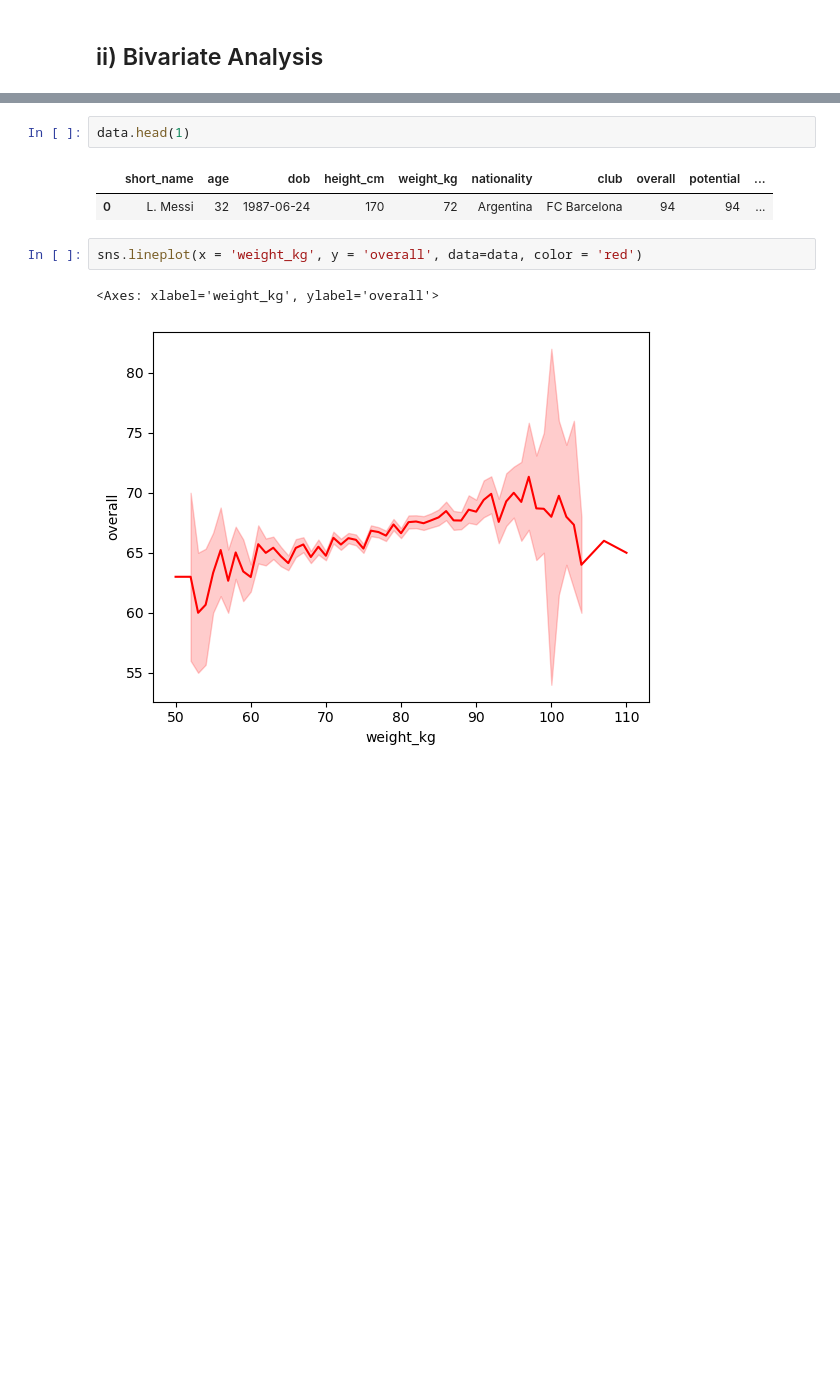
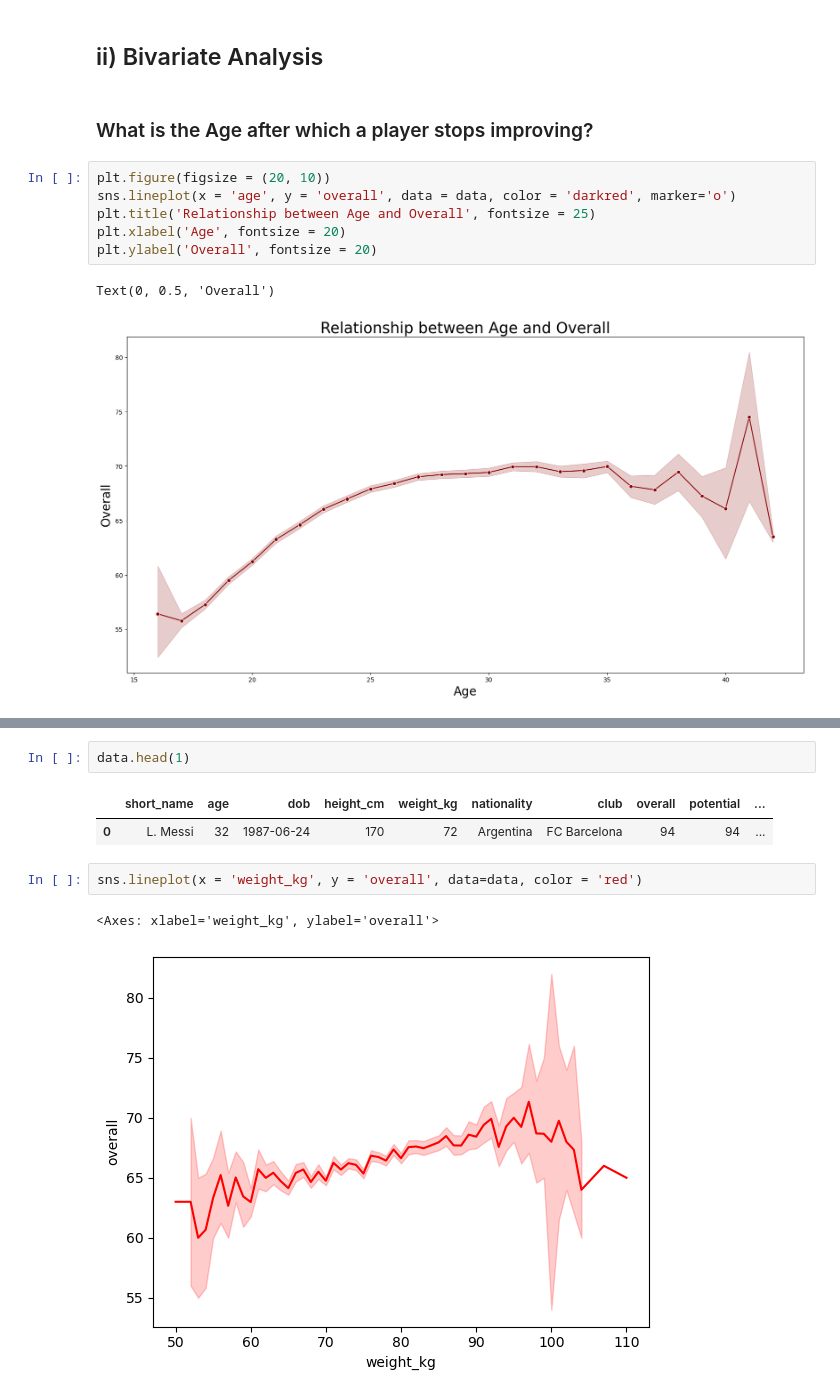
Before and after one commit to Keshav26022001/Projects, a Jupyter notebook: Fifa/Fifa_20.ipynb, the cells around one changed output, grey strips where cells are left out. Saved outputs shown, nothing was run; the diff lists cells and outputs as text; blank space fills up the shorter version.

```diff
--- a/Fifa/Fifa_20.ipynb
+++ b/Fifa/Fifa_20.ipynb
@@ -536,2 +553,13 @@ plt.show()
 # %% [markdown]
 ## ii) Bivariate Analysis
+# %% [markdown]
+### What is the Age after which a player stops improving?
+# %%
+plt.figure(figsize = (20, 10))
+sns.lineplot(x = 'age', y = 'overall', data = data, color = 'darkred', marker='o')
+plt.title('Relationship between Age and Overall', fontsize = 25)
+plt.xlabel('Age', fontsize = 20)
+plt.ylabel('Overall', fontsize = 20)
+# %% [output]
+Text(0, 0.5, 'Overall')
+[figure, added]
```
Also changed, not shown: parts of 10 cells of this notebook.
